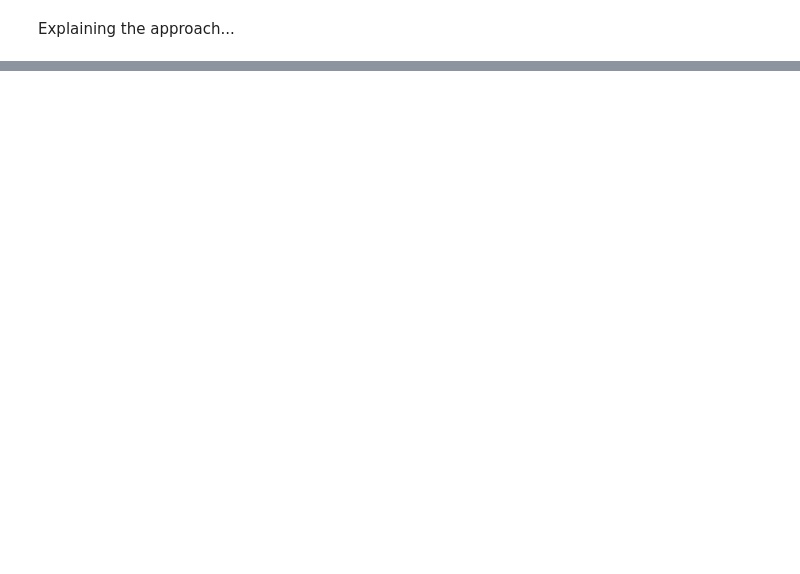
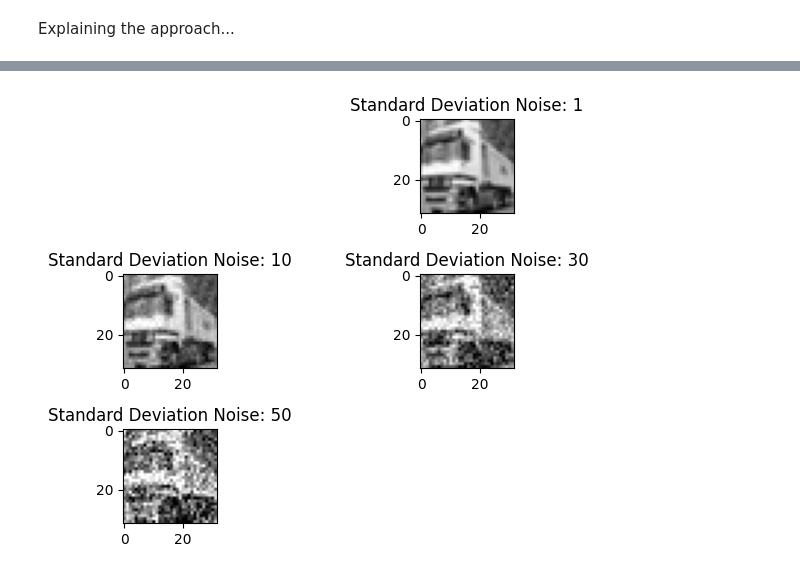
Before and after one commit to ramosv/Raw-Computer-Vision, a Jupyter notebook: cifar.ipynb, the cells around one changed output, grey strips where cells are left out. Cells and saved outputs as stored; diff of their text form; code cells hidden in the pictures; blank space fills up the shorter version.

```diff
--- a/cifar.ipynb
+++ b/cifar.ipynb
@@ -68,0 +83,11 @@ Explaining the approach...
+# %%
+for i, std_dev in enumerate(std_dev):
+    noisy = guassian_noise(gray_image, stddev=std_dev)
+    plt.subplot(3, 2, i+2)
+    plt.imshow(noisy, cmap='grey')
+    plt.title(f'Standard Deviation Noise: {std_dev}')
+
+plt.tight_layout()
+plt.show()
+# %% [output]
+[figure, added]
```
Also changed, not shown: parts of 4 cells of this notebook.
